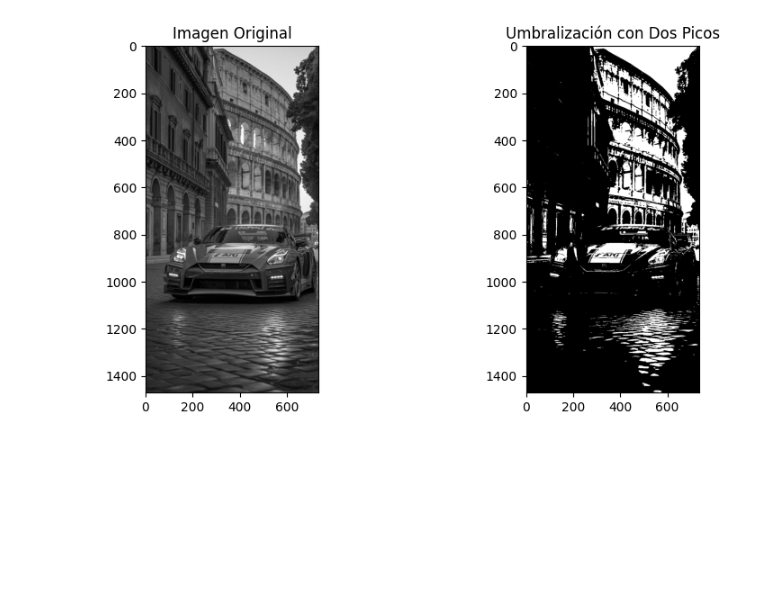
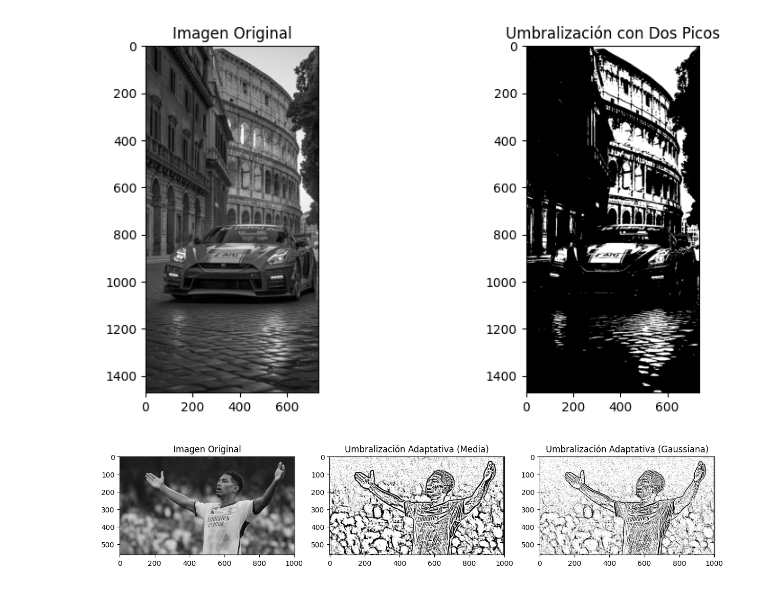
Before and after one commit to Jesus75981/YisusOtsu, a Jupyter notebook: Metodo_OTSU.ipynb, the cells around one changed output. Cells and saved outputs as stored; diff of their text form; code cells hidden in the pictures; blank space fills up the shorter version.

```diff
--- a/Metodo_OTSU.ipynb
+++ b/Metodo_OTSU.ipynb
@@ -241,3 +243,33 @@ plt.title('Umbralización con Dos Picos')
 plt.show()
 # %% [output]
 [figure]
+# %%
+import cv2
+import matplotlib.pyplot as plt
+
+imagen = cv2.imread('Bellingol.jpg', 0)
+
+# Especifica un tamaño de bloque (debe ser un número impar)
+block_size = 11
+
+umb_adap = cv2.adaptiveThreshold(imagen, 255, cv2.ADAPTIVE_THRESH_MEAN_C, cv2.THRESH_BINARY, block_size, 2)
+umb_adap_gauss = cv2.adaptiveThreshold(imagen, 255, cv2.ADAPTIVE_THRESH_GAUSSIAN_C, cv2.THRESH_BINARY, block_size, 2)
+
+# Mostrar las imágenes
+plt.figure(figsize=(15, 5))
+
+plt.subplot(1, 3, 1)
+plt.imshow(imagen, cmap='gray')
+plt.title('Imagen Original')
+
+plt.subplot(1, 3, 2)
+plt.imshow(umb_adap, cmap='gray')
+plt.title('Umbralización Adaptativa (Media)')
+
+plt.subplot(1, 3, 3)
+plt.imshow(umb_adap_gauss, cmap='gray')
+plt.title('Umbralización Adaptativa (Gaussiana)')
+
+plt.show()
+# %% [output]
+[figure, added]
```
Also changed, not shown: parts of 1 cell of this notebook.
